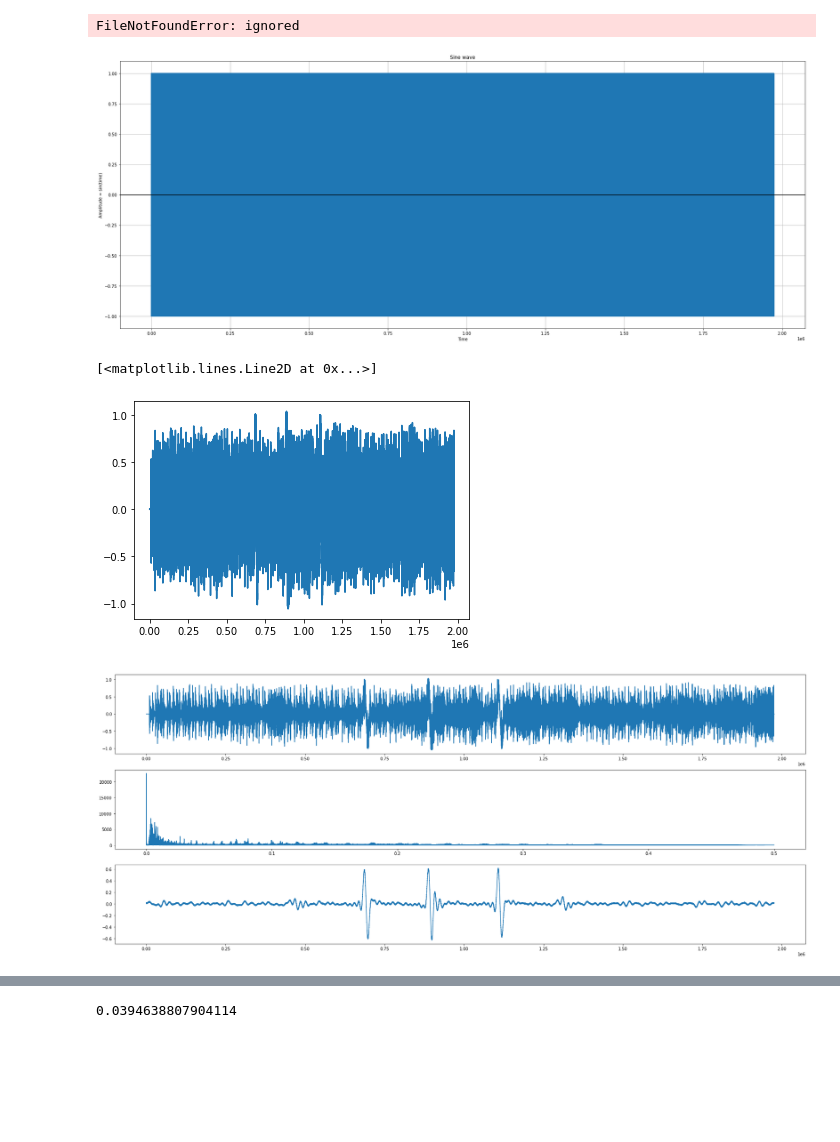
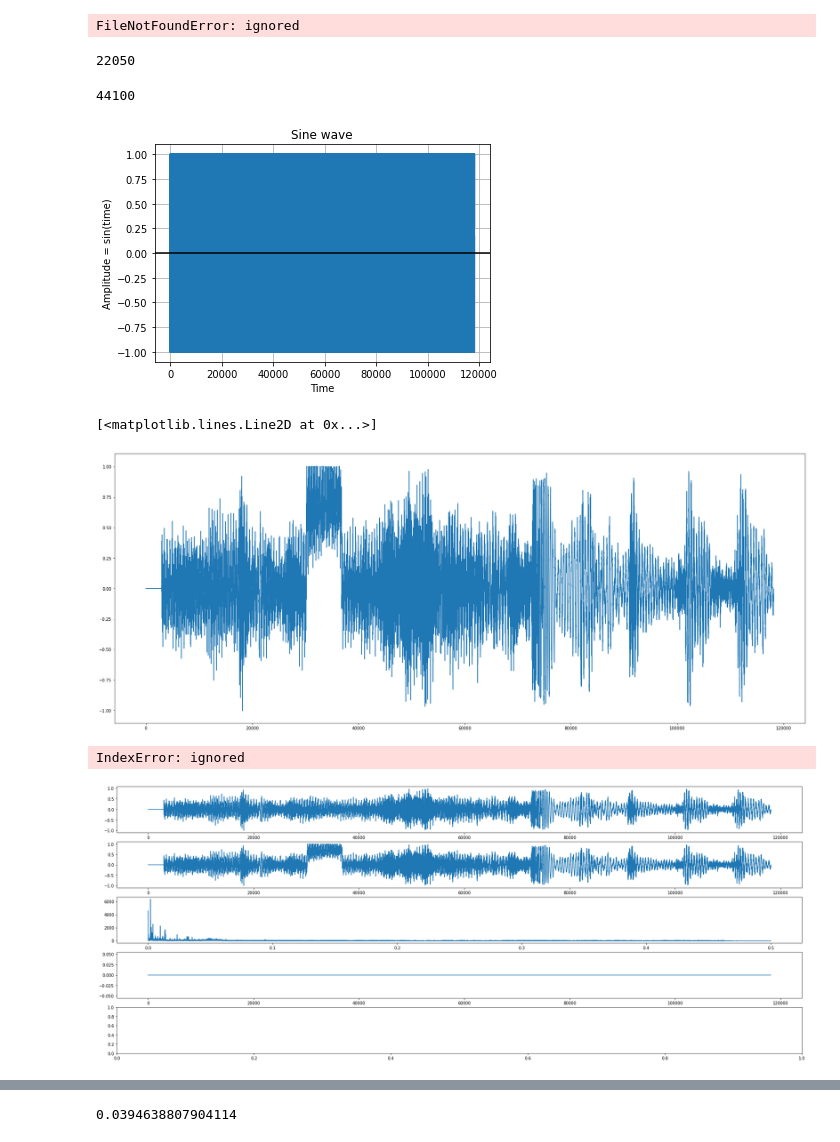
Before and after one commit to KathrynPanger/SignalDependence, a Jupyter notebook: Copy_of_librosa_waves.ipynb, the cells around one changed output, grey strips where cells are left out. Cells and saved outputs as stored; diff of their text form; code cells hidden in the pictures; blank space fills up the shorter version.

```diff
--- a/Copy_of_librosa_waves.ipynb
+++ b/Copy_of_librosa_waves.ipynb
@@ -12,12 +12,25 @@ Drive already mounted at /content/drive; to attempt to forcibly remount, call dr
 os.chdir("drive/MyDrive/Colab Notebooks/")
 # %% [output]
 FileNotFoundError: ignored
+# %%
+#x=librosa.load("smallsquareonly.mp3")
+x[1]
+#y, xr =librosa.load("smallsquareonly.mp3")
+xr
+# %% [output]
+22050
+# %%
+librosa.get_samplerate("smallfile.mp3")
+# %% [output]
+44100
 # %%
-data1, sr1 = librosa.load("sound_and_vision_halved.mp3")
+#data1, sr1 = librosa.load("sound_and_vision_halved.mp3")
 #data2, sr2 = librosa.load("sound_and_vision300hz_point6amp_halfsecond.mp3")
 #data3, sr3 = librosa.load("SandVHZ300_Apointfour_S4.mp3")
 #data4, sr4 = librosa.load("sound_and_vision_halved_threetones.mp3")
-data5, sr5 = librosa.load("sound_and_vision_halved_sine2.mp3")
+data1, sr1 = librosa.load("smallfile.mp3")
+data5, sr5 = librosa.load("smallsquare2.mp3")
+square, srs= librosa.load("smallsquareonly.mp3")
 # %%
 
 
@@ -65,12 +78,12 @@ plt.show()
 
 plt.show()
 # %% [output]
-[figure, old version]
+[figure, new version]
 # %%
 plt.plot(data5)
 # %% [output]
 [<matplotlib.lines.Line2D at 0x...>]
-[figure, old version]
+[figure, new version]
 # %%
 #normal music
 dt=1
@@ -160,4 +236,5 @@ def transform_and_compare(dt,data, datazero):
 # %%
-isolated=transform_and_compare(1,data5,data1)
+isolated=transform_and_compare(1,data5,data1,square)
 # %% [output]
+IndexError: ignored
-[figure, old version]
+[figure, new version]
```
Also changed, not shown: parts of 4 cells of this notebook.
